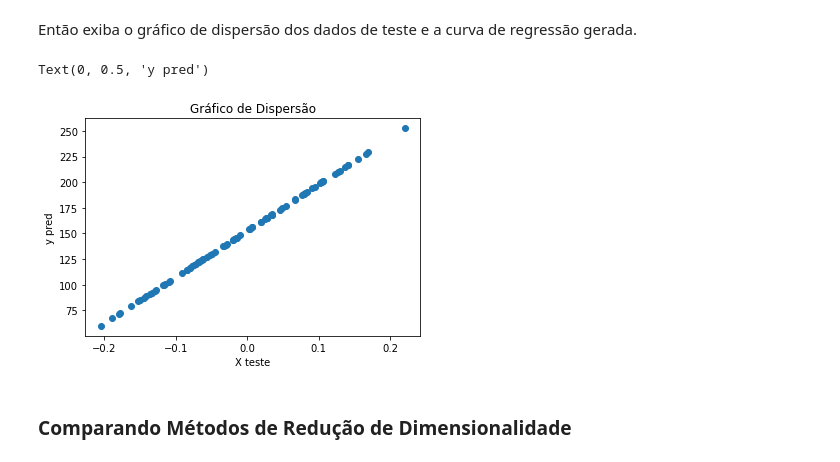
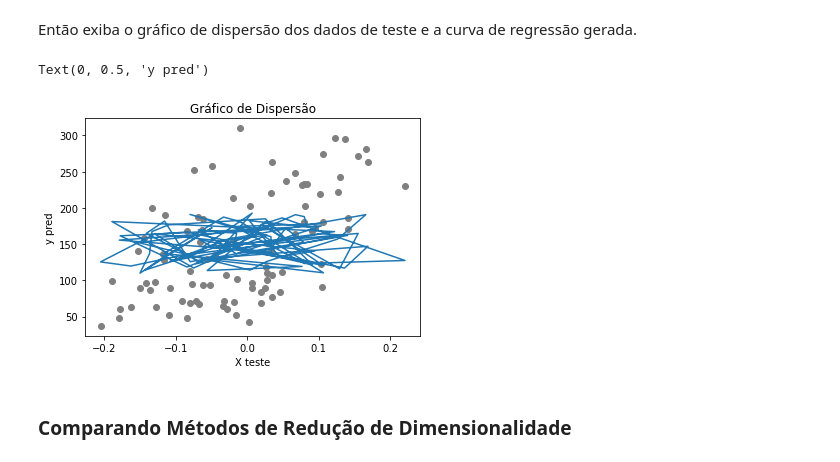
Before and after one commit to Lucasslimam/Sistemas-Inteligentes, a Jupyter notebook: Lab3/Lab_3.ipynb, the cells around one changed output. Cells and saved outputs as stored; diff of their text form; code cells hidden in the pictures.

```diff
--- a/Lab3/Lab_3.ipynb
+++ b/Lab3/Lab_3.ipynb
@@ -218,13 +218,14 @@ Então exiba o gráfico de dispersão dos dados de teste e a curva de regressão
 # %%
 import matplotlib.pyplot as plt
 
-plt.scatter(X_test, y_pred)
+plt.scatter(X_test, y_test, color='gray')
+plt.plot(X_test, y_pred)
 plt.title('Gráfico de Dispersão')
 plt.xlabel('X teste')
 plt.ylabel('y pred')
 # %% [output]
 Text(0, 0.5, 'y pred')
-[figure, old version]
+[figure, new version]
 # %% [markdown]
 ### Comparando Métodos de Redução de Dimensionalidade
 # %% [markdown]
```
Also changed, not shown: parts of 9 cells of this notebook, 2 other files.
